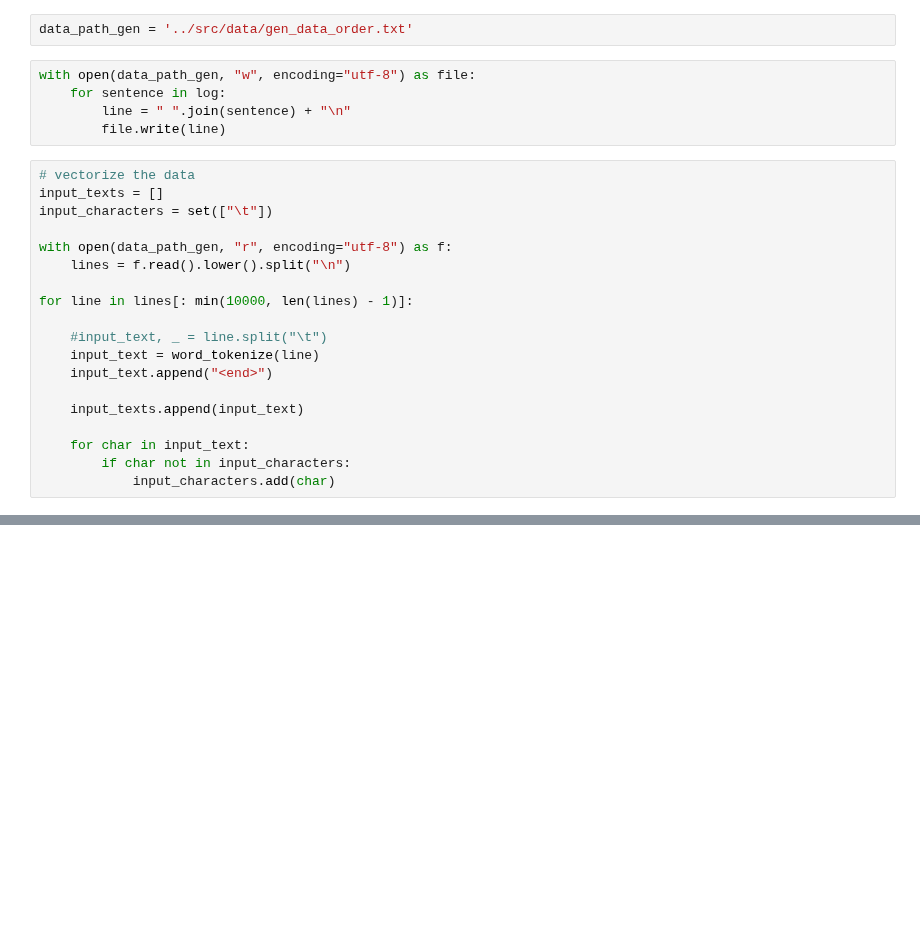
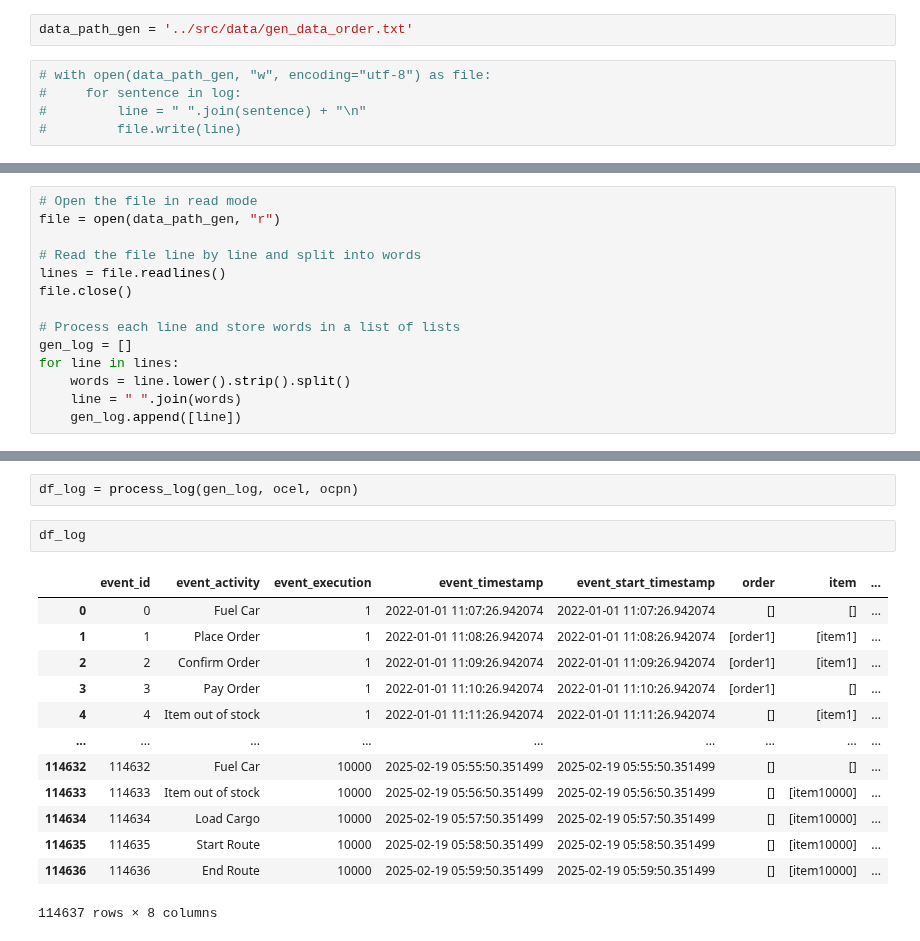
Before and after one commit to NiklasSabel/Generalization_in_Object_Centric_Process_Mining, a Jupyter notebook: notebooks/VAE Tests.ipynb, the cells around one changed output, grey strips where cells are left out. Saved outputs shown, nothing was run; the diff lists cells and outputs as text; blank space fills up the shorter version.

```diff
--- a/notebooks/VAE Tests.ipynb
+++ b/notebooks/VAE Tests.ipynb
@@ -361,26 +388,7 @@ log
 # %%
 data_path_gen = '../src/data/gen_data_order.txt'
 # %%
-with open(data_path_gen, "w", encoding="utf-8") as file:
-    for sentence in log:
-        line = " ".join(sentence) + "\n"
-        file.write(line)
+# with open(data_path_gen, "w", encoding="utf-8") as file:
+#     for sentence in log:
+#         line = " ".join(sentence) + "\n"
+#         file.write(line)
-# %%
-# vectorize the data
-input_texts = []
-input_characters = set(["\t"])
-
-with open(data_path_gen, "r", encoding="utf-8") as f:
-    lines = f.read().lower().split("\n")
-
-for line in lines[: min(10000, len(lines) - 1)]:
-
-    #input_text, _ = line.split("\t")
-    input_text = word_tokenize(line)
-    input_text.append("<end>")
-
-    input_texts.append(input_text)
-
-    for char in input_text:
-        if char not in input_characters:
-            input_characters.add(char)
@@ -406,0 +395,14 @@ input_texts
+# %%
+# Open the file in read mode
+file = open(data_path_gen, "r")
+
+# Read the file line by line and split into words
+lines = file.readlines()
+file.close()
+
+# Process each line and store words in a list of lists
+gen_log = []
+for line in lines:
+    words = line.lower().strip().split()
+    line = " ".join(words)
+    gen_log.append([line])
@@ -407 +550,19 @@ input_texts
+# %%
+df_log = process_log(gen_log, ocel, ocpn)
+# %%
+df_log
+# %% [output]
+|  | event_id | event_activity | event_execution | event_timestamp | event_start_timestamp | order | item | ... |
+| 0 | 0 | Fuel Car | 1 | 2022-01-01 11:07:26.942074 | 2022-01-01 11:07:26.942074 | [] | [] | ... |
+| 1 | 1 | Place Order | 1 | 2022-01-01 11:08:26.942074 | 2022-01-01 11:08:26.942074 | [order1] | [item1] | ... |
+| 2 | 2 | Confirm Order | 1 | 2022-01-01 11:09:26.942074 | 2022-01-01 11:09:26.942074 | [order1] | [item1] | ... |
+| 3 | 3 | Pay Order | 1 | 2022-01-01 11:10:26.942074 | 2022-01-01 11:10:26.942074 | [order1] | [] | ... |
+| 4 | 4 | Item out of stock | 1 | 2022-01-01 11:11:26.942074 | 2022-01-01 11:11:26.942074 | [] | [item1] | ... |
+| ... | ... | ... | ... | ... | ... | ... | ... | ... |
+| 114632 | 114632 | Fuel Car | 10000 | 2025-02-19 05:55:50.351499 | 2025-02-19 05:55:50.351499 | [] | [] | ... |
+| 114633 | 114633 | Item out of stock | 10000 | 2025-02-19 05:56:50.351499 | 2025-02-19 05:56:50.351499 | [] | [item10000] | ... |
+| 114634 | 114634 | Load Cargo | 10000 | 2025-02-19 05:57:50.351499 | 2025-02-19 05:57:50.351499 | [] | [item10000] | ... |
+| 114635 | 114635 | Start Route | 10000 | 2025-02-19 05:58:50.351499 | 2025-02-19 05:58:50.351499 | [] | [item10000] | ... |
+| 114636 | 114636 | End Route | 10000 | 2025-02-19 05:59:50.351499 | 2025-02-19 05:59:50.351499 | [] | [item10000] | ... |
+114637 rows × 8 columns
 # %%
```
Also changed, not shown: parts of 10 cells of this notebook, 1 other file.
